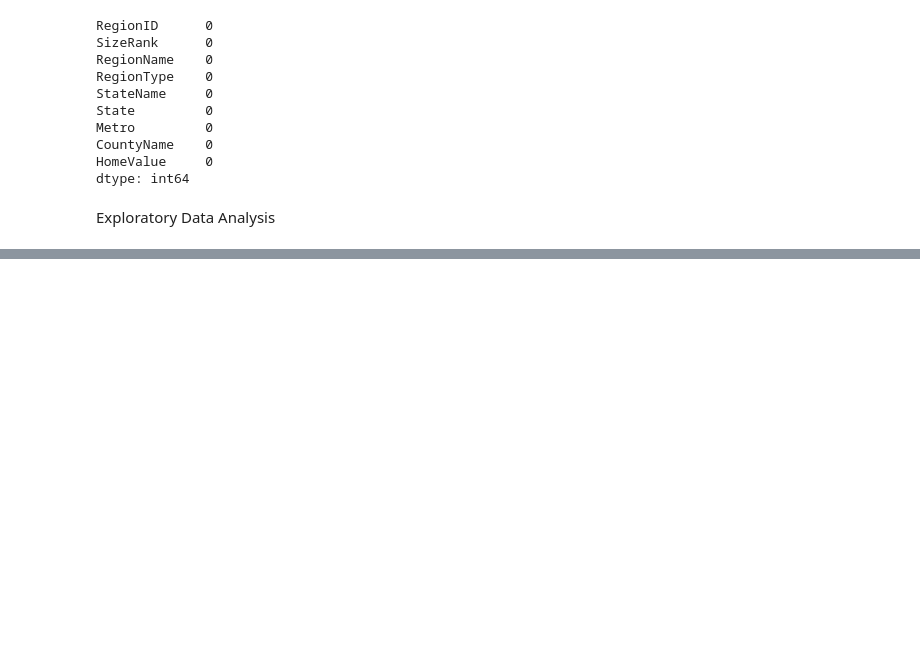
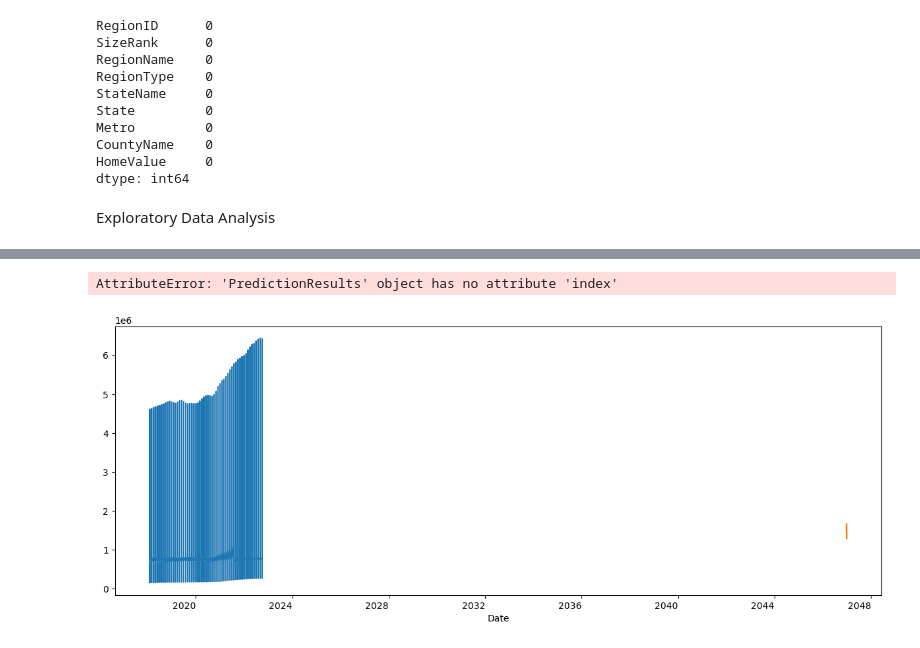
Before and after one commit to JamesCraig35/Preparing-Time-Series-from-Wide-Form-Data--Core-, a Jupyter notebook: Gridsearch SARIMA Models (Core).ipynb, the cells around one changed output, grey strips where cells are left out. Cells and saved outputs as stored; diff of their text form; code cells hidden in the pictures; blank space fills up the shorter version.

```diff
--- a/Gridsearch SARIMA Models (Core).ipynb
+++ b/Gridsearch SARIMA Models (Core).ipynb
@@ -306,2 +297,32 @@ Freq: M, Name: HomeValue, dtype: float64
+# %%
+from statsmodels.tsa.arima.model import ARIMA
+import matplotlib.pyplot as plt
+
+# Assuming you've determined values for p, d, and q
+p =  1
+d =  0
+q =  8
+
+# Fit ARIMA model
+model = ARIMA(ts['HomeValue'], order=(p, d, q))
+result = model.fit()
+
+# Make forecasts for the next 6 months
+forecast_steps = 6
+forecasts = result.get_forecast(steps=forecast_steps)
+
+# Plot forecasts against the actual values
+plt.figure(figsize=(15, 6))
+ts['HomeValue'].plot(label='Observed Time Series')
+forecasts.predicted_mean.plot(label='Forecasted Values')
+plt.fill_between(forecasts.index, forecasts.conf_int()[:, 0], forecasts.conf_int()[:, 1], color='gray', alpha=0.2, label='Confidence Interval')
+plt.title('ARIMA Model Forecasting')
+plt.xlabel('Date')
+plt.ylabel('Home Value')
+plt.legend()
+plt.show()
+# %% [output]
+AttributeError: 'PredictionResults' object has no attribute 'index'
+[figure, added]
 # %%
 get_adfuller_results(ts_home_value)
```
Also changed, not shown: parts of 24 cells of this notebook.
